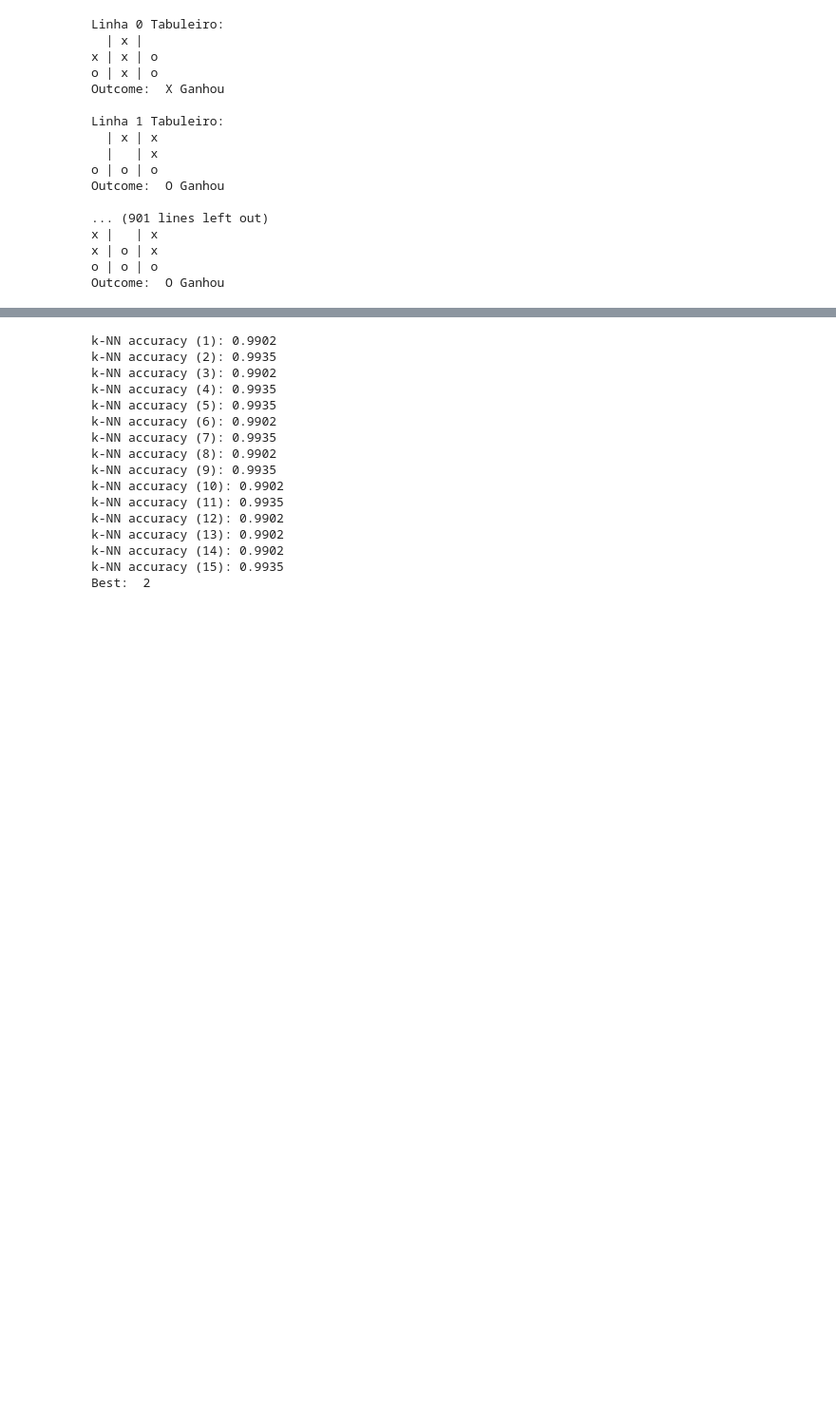
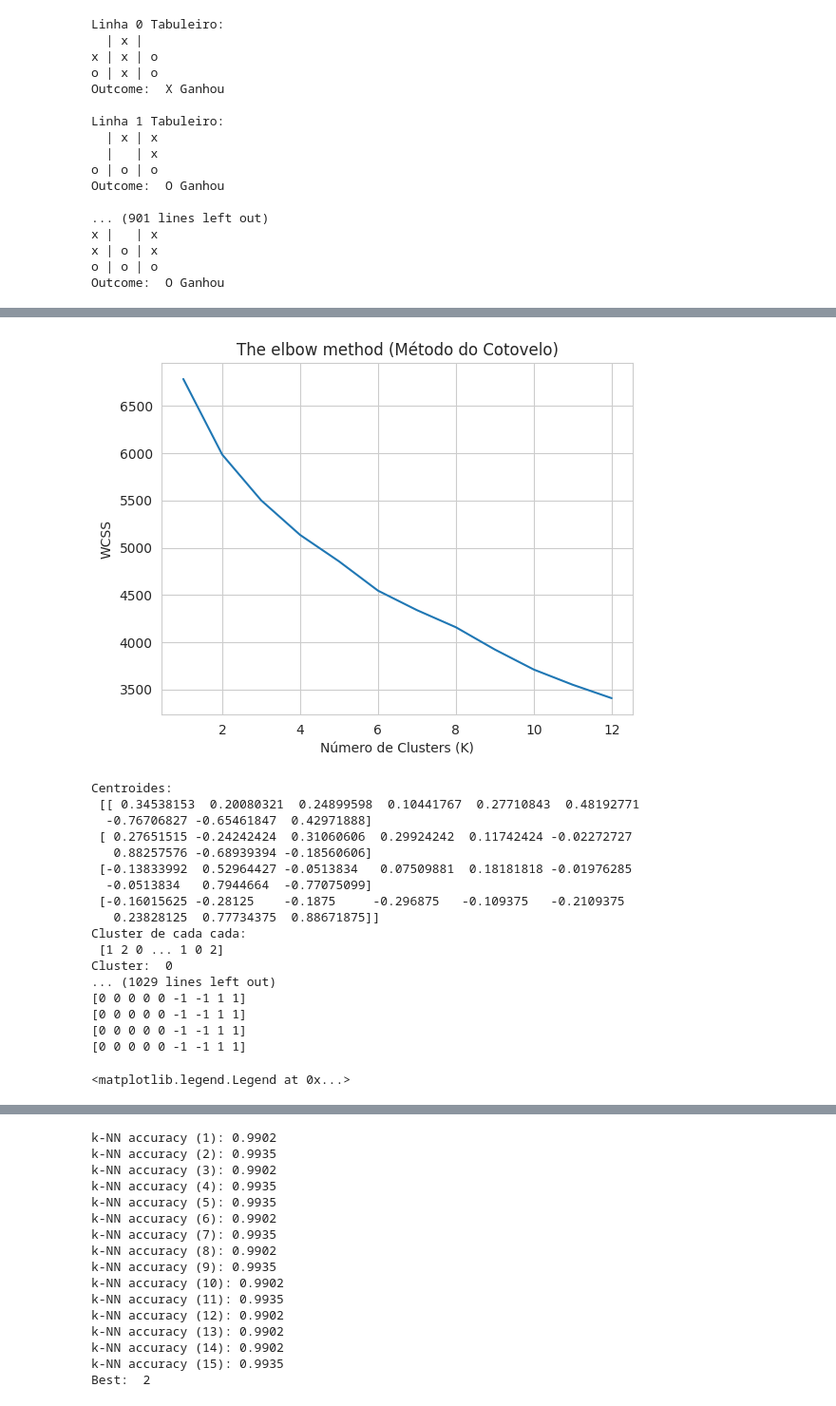
Before and after one commit to EngenhariaSoftwarePUCRS/Inteligencia_Artificial, a Jupyter notebook: Trabalho01/Trabalho01.ipynb, the cells around one changed output, grey strips where cells are left out. Shown: that part at 95% size. Saved outputs shown, nothing was run; the diff lists cells and outputs as text; code cells hidden in the pictures; blank space fills up the shorter version.

Commit message:
Draft: Exemplo 2 KMeans -

```diff
--- a/Trabalho01/Trabalho01.ipynb
+++ b/Trabalho01/Trabalho01.ipynb
@@ -335,0 +337,67 @@ plt.show()
+# %%
+X = dataset.drop(columns=[targetClass]).values
+x_ganhou = dataset.loc[dataset[targetClass] == X_GANHOU]
+o_ganhou = dataset.loc[dataset[targetClass] == O_GANHOU]
+deu_velha = dataset.loc[dataset[targetClass] == VELHA]
+tem_jogo = dataset.loc[dataset[targetClass] == TEM_JOGO]
+sns.set_style("whitegrid")
+# sns.pairplot(dataset, hue=targetClass, height=3)
+# plt.show()
+
+wcss = []
+for i in range(1, 12 + 1):
+    kmeans = cluster.KMeans(n_clusters = i, init = 'k-means++', max_iter = 300, n_init=10, random_state = 0)
+    kmeans.fit(X)
+    wcss.append(kmeans.inertia_)
+
+plt.plot(range(1, 12 + 1), wcss)
+plt.title('The elbow method (Método do Cotovelo)')
+plt.xlabel('Número de Clusters (K)')
+plt.ylabel('WCSS') #within cluster sum of squares
+plt.show()
+
+k=4
+kmeans = cluster.KMeans(n_clusters=k, init='k-means++', max_iter=300, n_init=10, random_state=0)
+y_kmeans = kmeans.fit_predict(X)
+
+C = kmeans.cluster_centers_
+labels = kmeans.labels_
+print("Centroides:\n", C)
+print("Cluster de cada cada:\n", labels)
+
+for iCluster in range(0, k):
+  print("Cluster: ", iCluster)
+  print("Centroide: ", C[iCluster])
+  for indice in range(0, len(labels)):
+    if(iCluster==labels[indice]):
+      print(X[indice])
+
+#Visualising the clusters
+plt.scatter(X[y_kmeans == 0, 0], X[y_kmeans == 0, 1], s = 100, c = 'purple', label = X_GANHOU)
+plt.scatter(X[y_kmeans == 1, 0], X[y_kmeans == 1, 1], s = 100, c = 'orange', label = O_GANHOU)
+plt.scatter(X[y_kmeans == 2, 0], X[y_kmeans == 2, 1], s = 100, c = 'green', label = VELHA)
+plt.scatter(X[y_kmeans == 3, 0], X[y_kmeans == 3, 1], s = 100, c = 'pink', label = TEM_JOGO)
+
+#Plotting the centroids of the clusters
+plt.scatter(kmeans.cluster_centers_[:, 0], kmeans.cluster_centers_[:,1], s = 100, c = 'red', label = 'Centroids')
+plt.legend()
+# %% [output]
+[figure, added]
+Centroides:
+ [[ 0.34538153  0.20080321  0.24899598  0.10441767  0.27710843  0.48192771
+  -0.76706827 -0.65461847  0.42971888]
+ [ 0.27651515 -0.24242424  0.31060606  0.29924242  0.11742424 -0.02272727
+   0.88257576 -0.68939394 -0.18560606]
+ [-0.13833992  0.52964427 -0.0513834   0.07509881  0.18181818 -0.01976285
+  -0.0513834   0.7944664  -0.77075099]
+ [-0.16015625 -0.28125    -0.1875     -0.296875   -0.109375   -0.2109375
+   0.23828125  0.77734375  0.88671875]]
+Cluster de cada cada:
+ [1 2 0 ... 1 0 2]
+Cluster:  0
+... (1029 lines left out)
+[0 0 0 0 0 -1 -1 1 1]
+[0 0 0 0 0 -1 -1 1 1]
+[0 0 0 0 0 -1 -1 1 1]
+[0 0 0 0 0 -1 -1 1 1]
+<matplotlib.legend.Legend at 0x...>
```
Also changed, not shown: parts of 3 cells of this notebook.
